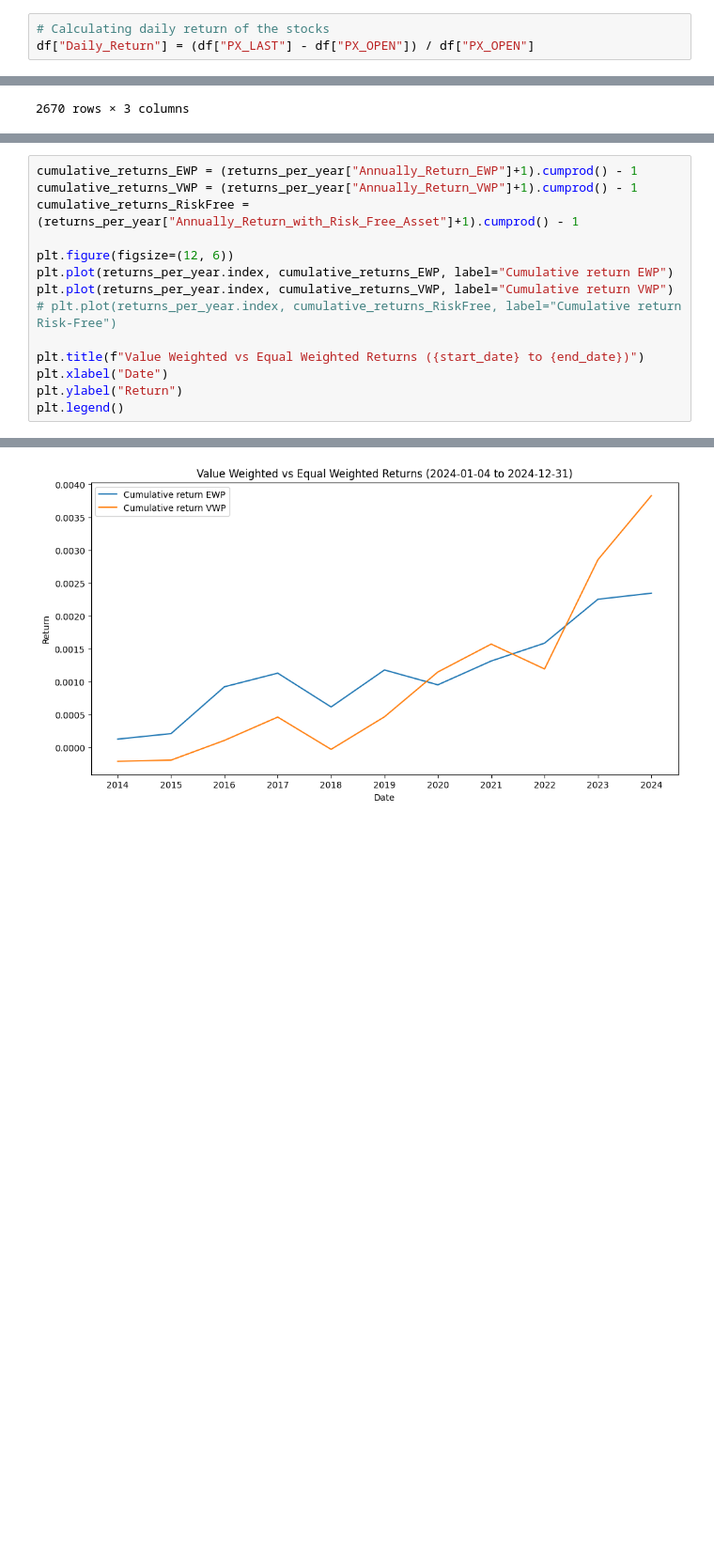
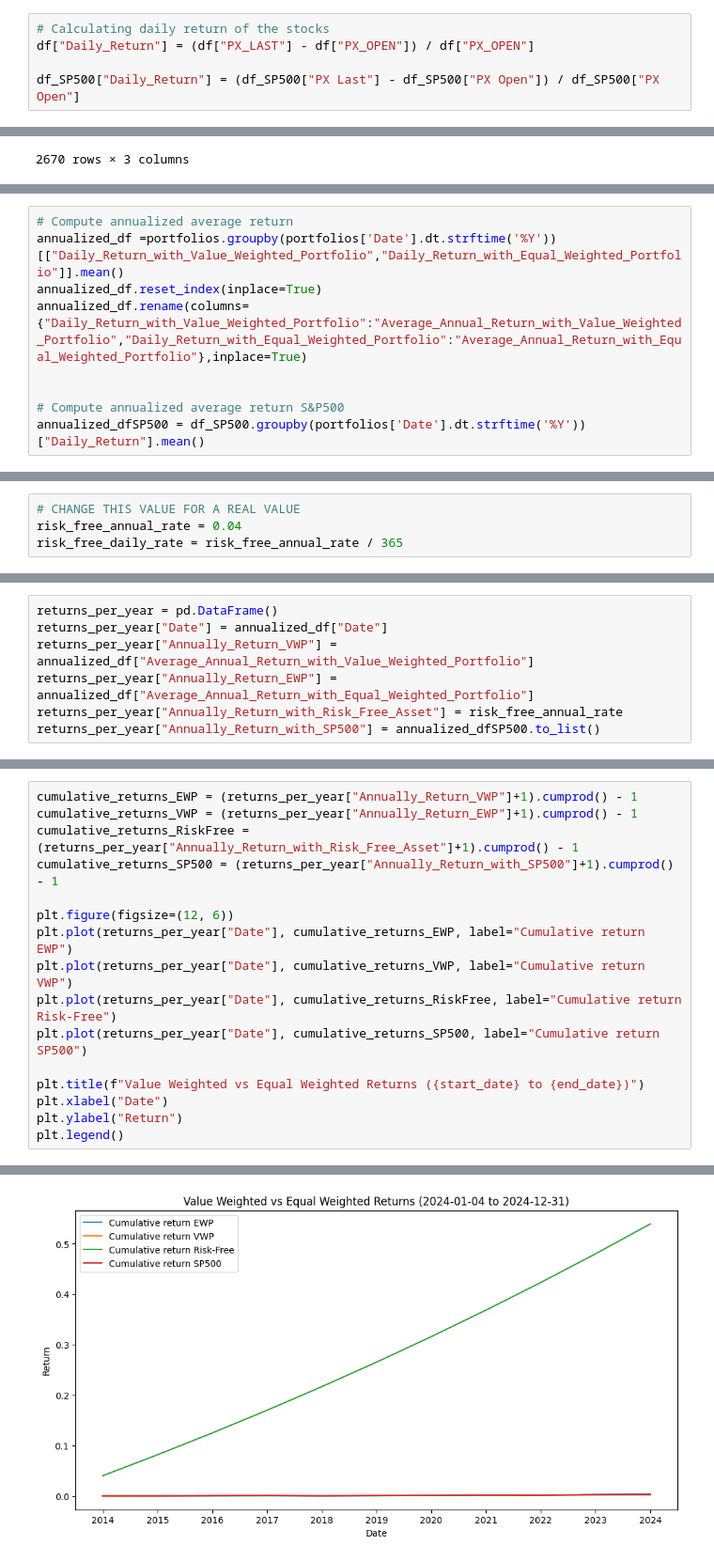
Before and after one commit to williankal/quant_fin, a Jupyter notebook: pedro/part-A.ipynb, the cells around one changed output, grey strips where cells are left out. Shown at 94% size. Drawn from its saved outputs; the diff is of its cells as text; blank space fills up the shorter version.

```diff
--- a/pedro/part-A.ipynb
+++ b/pedro/part-A.ipynb
@@ -27,3 +52,5 @@ df["Equal_Weight"] = 1 / n_tickers
 # %%
 # Calculating daily return of the stocks
 df["Daily_Return"] = (df["PX_LAST"] - df["PX_OPEN"]) / df["PX_OPEN"]
+
+df_SP500["Daily_Return"] = (df_SP500["PX Last"] - df_SP500["PX Open"]) / df_SP500["PX Open"]
@@ -142,0 +174,9 @@ plt.show()
+# %%
+# Compute annualized average return
+annualized_df =portfolios.groupby(portfolios['Date'].dt.strftime('%Y'))[["Daily_Return_with_Value_Weighted_Portfolio","Daily_Return_with_Equal_Weighted_Portfolio"]].mean()
+annualized_df.reset_index(inplace=True)
+annualized_df.rename(columns={"Daily_Return_with_Value_Weighted_Portfolio":"Average_Annual_Return_with_Value_Weighted_Portfolio","Daily_Return_with_Equal_Weighted_Portfolio":"Average_Annual_Return_with_Equal_Weighted_Portfolio"},inplace=True)
+
+
+# Compute annualized average return S&P500
+annualized_dfSP500 = df_SP500.groupby(portfolios['Date'].dt.strftime('%Y'))["Daily_Return"].mean()
@@ -178,0 +219,4 @@ standard_deviation_return
+# %%
+# CHANGE THIS VALUE FOR A REAL VALUE
+risk_free_annual_rate = 0.04
+risk_free_daily_rate = risk_free_annual_rate / 365
@@ -235,0 +332,7 @@ returns_per_year["Annually_Return_with_Risk_Free_Asset"] = risk_free_rate
+# %%
+returns_per_year = pd.DataFrame()
+returns_per_year["Date"] = annualized_df["Date"]
+returns_per_year["Annually_Return_VWP"] = annualized_df["Average_Annual_Return_with_Value_Weighted_Portfolio"]
+returns_per_year["Annually_Return_EWP"] = annualized_df["Average_Annual_Return_with_Equal_Weighted_Portfolio"]
+returns_per_year["Annually_Return_with_Risk_Free_Asset"] = risk_free_annual_rate
+returns_per_year["Annually_Return_with_SP500"] = annualized_dfSP500.to_list()
@@ -236,17 +354,19 @@ returns_per_year["Annually_Return_with_Risk_Free_Asset"] = risk_free_rate
 # %%
-cumulative_returns_EWP = (returns_per_year["Annually_Return_EWP"]+1).cumprod() - 1
-cumulative_returns_VWP = (returns_per_year["Annually_Return_VWP"]+1).cumprod() - 1
+cumulative_returns_EWP = (returns_per_year["Annually_Return_VWP"]+1).cumprod() - 1
+cumulative_returns_VWP = (returns_per_year["Annually_Return_EWP"]+1).cumprod() - 1
 cumulative_returns_RiskFree = (returns_per_year["Annually_Return_with_Risk_Free_Asset"]+1).cumprod() - 1
+cumulative_returns_SP500 = (returns_per_year["Annually_Return_with_SP500"]+1).cumprod() - 1
 
 plt.figure(figsize=(12, 6))
-plt.plot(returns_per_year.index, cumulative_returns_EWP, label="Cumulative return EWP")
-plt.plot(returns_per_year.index, cumulative_returns_VWP, label="Cumulative return VWP")
-# plt.plot(returns_per_year.index, cumulative_returns_RiskFree, label="Cumulative return Risk-Free")
+plt.plot(returns_per_year["Date"], cumulative_returns_EWP, label="Cumulative return EWP")
+plt.plot(returns_per_year["Date"], cumulative_returns_VWP, label="Cumulative return VWP")
+plt.plot(returns_per_year["Date"], cumulative_returns_RiskFree, label="Cumulative return Risk-Free")
+plt.plot(returns_per_year["Date"], cumulative_returns_SP500, label="Cumulative return SP500")
 
 plt.title(f"Value Weighted vs Equal Weighted Returns ({start_date} to {end_date})")
 plt.xlabel("Date")
 plt.ylabel("Return")
 plt.legend()
 # %% [output]
 <matplotlib.legend.Legend at 0x...>
-[figure, old version]
+[figure, new version]
```
Also changed, not shown: parts of 26 cells of this notebook, 3 other files.
